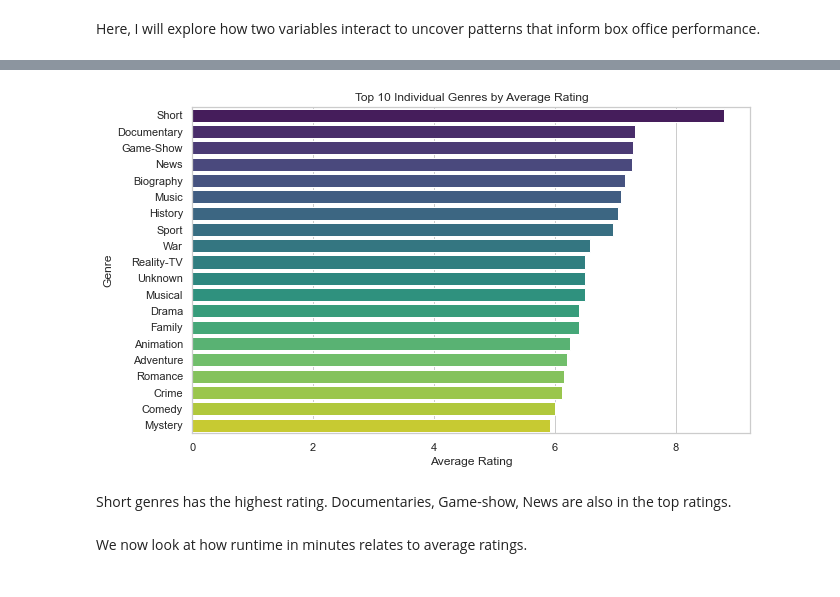
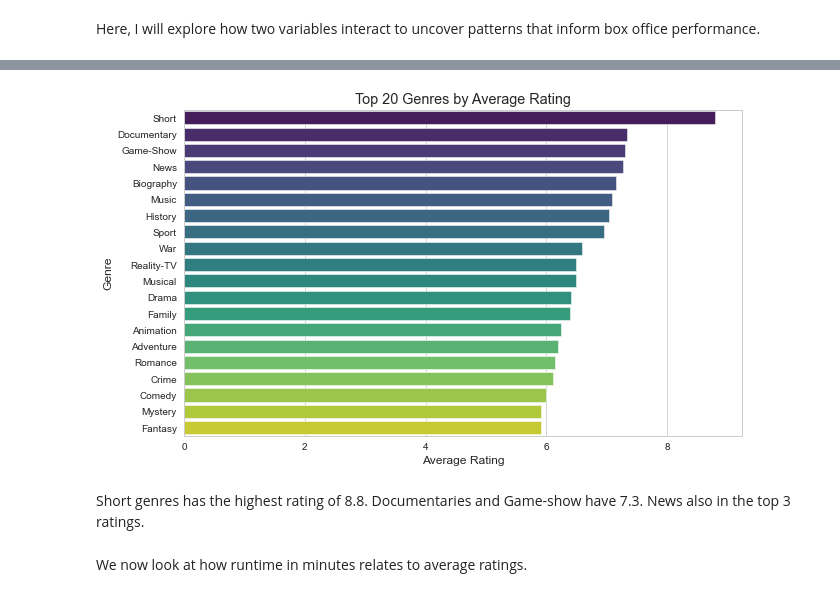
Before and after one commit to Limo-Vincent/Phase_2_project, a Jupyter notebook: student.ipynb, the cells around one changed output, grey strips where cells are left out. Saved outputs shown, nothing was run; the diff lists cells and outputs as text; code cells hidden in the pictures.

```diff
--- a/student.ipynb
+++ b/student.ipynb
@@ -782,17 +760,0 @@ Next is Which movie genres consistently receive the highest average ratings?
-# %%
-# Drop missing values for genres and rating
-df_clean = df_movie_copy.dropna(subset=['genres', 'averagerating'])
-
-# Explode genres: turn comma-separated strings into individual rows
-df_clean['genres'] = df_clean['genres'].str.split(',')  # Split string into list
-df_exploded = df_clean.explode('genres')                # Turn each list item into a row
-
-# Remove any extra spaces
-df_exploded['genres'] = df_exploded['genres'].str.strip()
-
-# Group by individual genre and compute average rating
-genre_ratings = df_exploded.groupby('genres')['averagerating'].mean().sort_values(ascending=False)
-
-# Plot top 10 genres
-top10 = genre_ratings.head(20)
-print(top10)
@@ -816,0 +761,7 @@ Name: averagerating, dtype: float64
+# %%
+# Group by individual genre and calculate average ratings then sort descending
+genre_ratings = df_exploded.groupby('genres')['averagerating'].mean().sort_values(ascending = False)
+
+# Plot top 20 genres
+top20 = genre_ratings.head(20)
+print(top20)
@@ -817,15 +786,18 @@ Name: averagerating, dtype: float64
 # %%
-plt.figure(figsize=(10, 6))
+# Plot
+plt.figure(figsize = (10, 6))
 sns.set_style("whitegrid")
-sns.barplot(x=top10.values, y=top10.index, palette='viridis')
-plt.title('Top 10 Individual Genres by Average Rating')
+sns.barplot(x = top20.values, y = top20.index, palette = 'viridis')
+plt.title('Top 20 Genres by Average Rating')
 plt.xlabel('Average Rating')
 plt.ylabel('Genre')
+
+#plt.savefig('Images/top_genres.png', dpi=300, bbox_inches='tight')
 plt.show()
 # %% [output]
-[figure, old version]
+[figure, new version]
 # %% [markdown]
-Short genres has the highest rating. Documentaries, Game-show, News are also in the top ratings.
+Short genres has the highest rating of 8.8. Documentaries and Game-show have 7.3. News  also in the top 3 ratings.
 # %% [markdown]
 We now look at how runtime in minutes relates to average ratings.
 # %%
```
Also changed, not shown: parts of 56 cells of this notebook.
